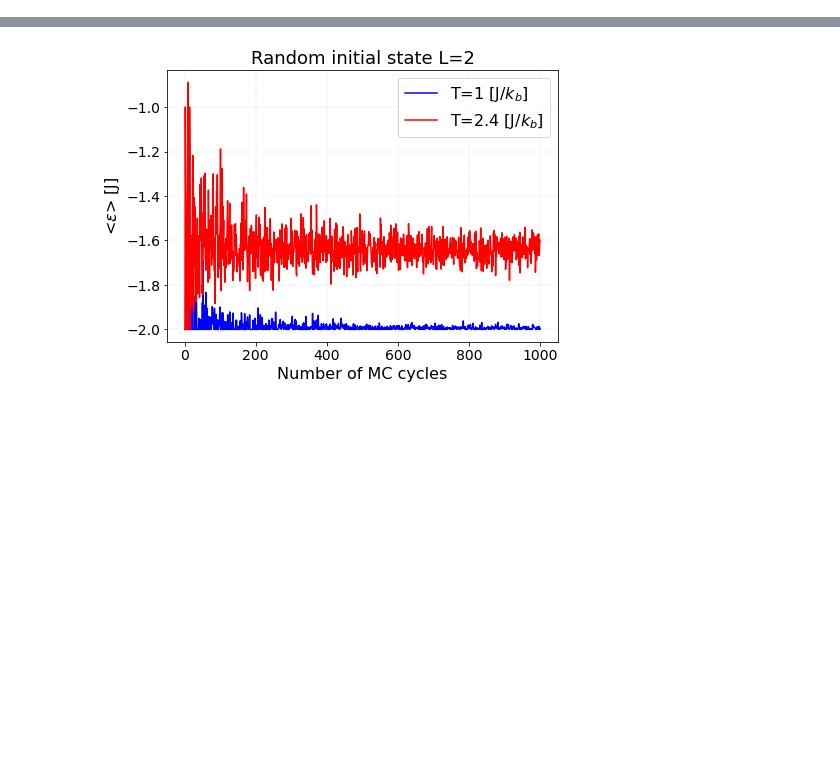
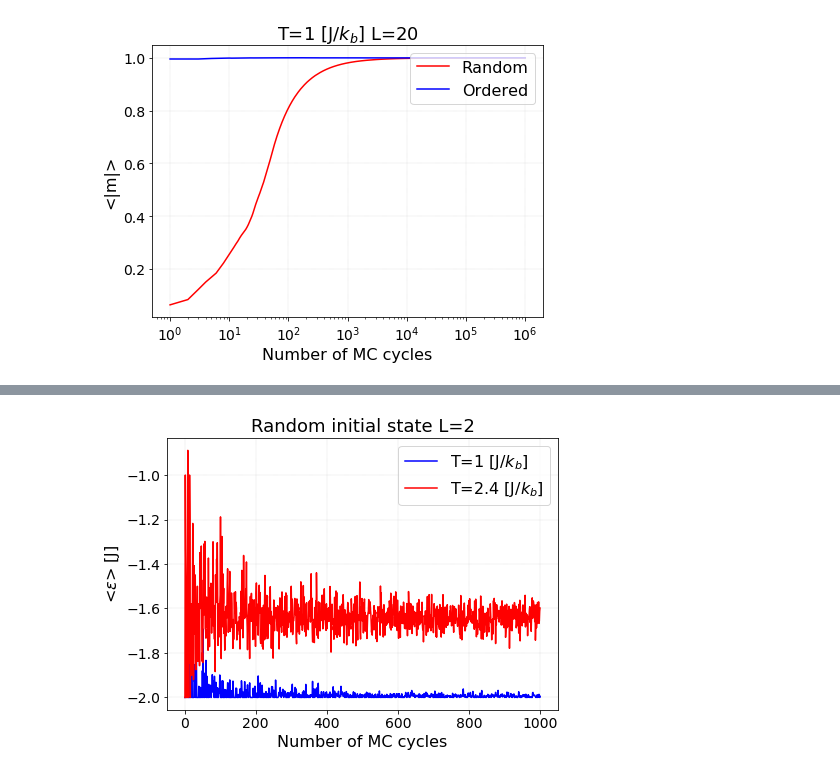
Before and after one commit to FrancescaFerrero/FYS3150, a Jupyter notebook: Project 4/11:11/prob_5_plot.ipynb, the cells around one changed output, grey strips where cells are left out. Cells and saved outputs as stored; diff of their text form; code cells hidden in the pictures; blank space fills up the shorter version.

```diff
--- a/Project 4/11:11/prob_5_plot.ipynb
+++ b/Project 4/11:11/prob_5_plot.ipynb
@@ -20,0 +86,20 @@ plt.rcParams["figure.figsize"] = (7,5)
+# %%
+# Plotting magnetiziation - T=1 L=20
+plt.plot(n_cycles_20, magn_1_20, color="red",label="Random")
+plt.plot(n_cycles_20_ord, magn_1_20_ord, color="blue",label="Ordered")
+
+# add axis labels and legend
+plt.xlabel("Number of MC cycles")
+plt.ylabel("<|m|>")
+plt.legend(loc='upper right')
+
+# add grid
+plt.grid(linestyle = '--', linewidth = 0.2)
+plt.title("T=1 [J/$k_b$] L=20")
+plt.xscale("log")
+#plt.ylim(0.99,1.01)
+
+# save plot as pdf
+plt.savefig("magn_rand_20.pdf")
+# %% [output]
+[figure, added]
```
Also changed, not shown: parts of 28 cells of this notebook, 6 other files.
